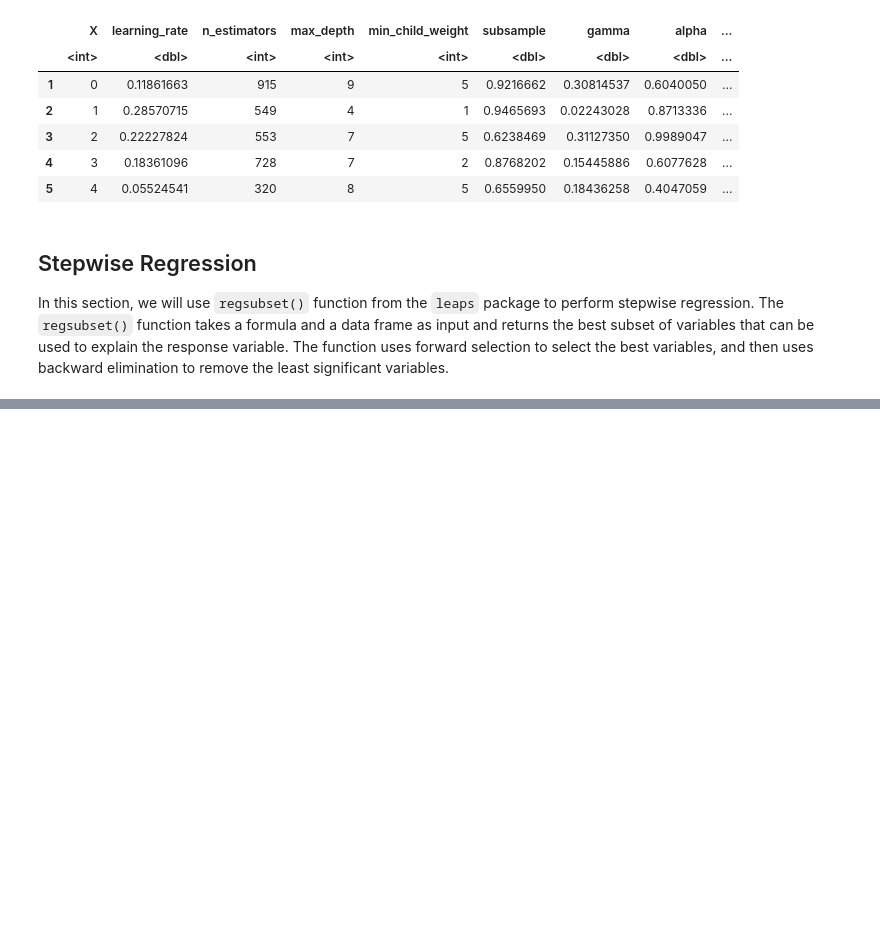
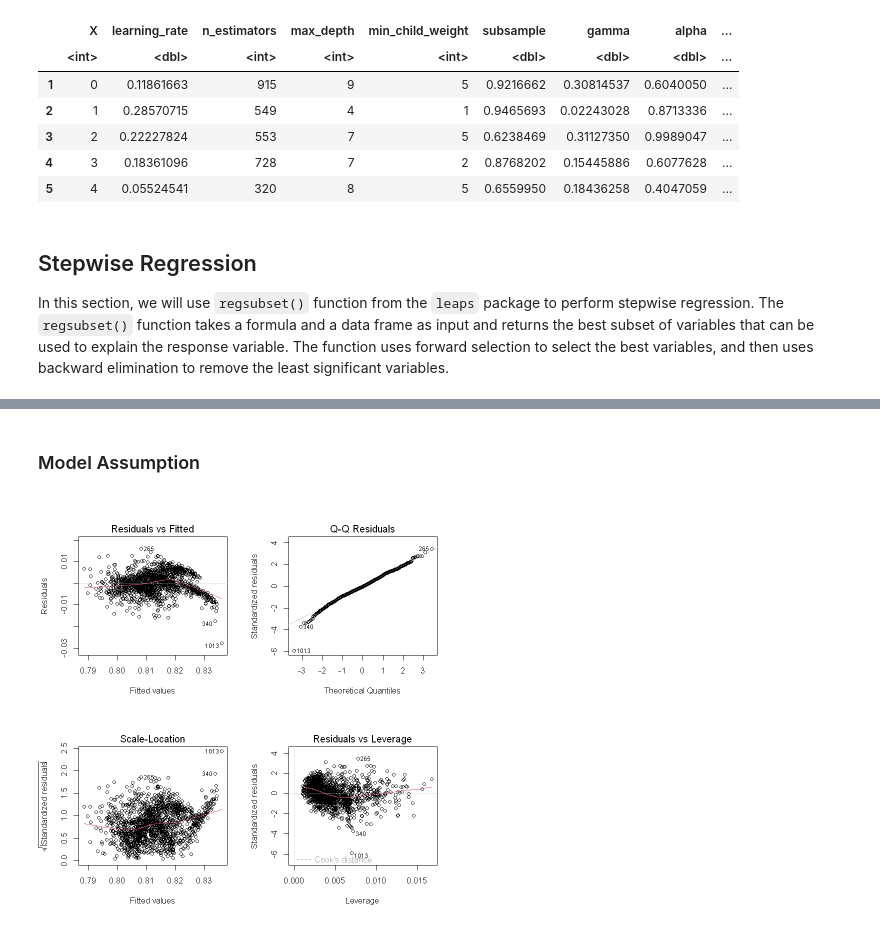
Before and after one commit to omei-ogami/STAT-analysis, a Jupyter notebook: linear_regression.ipynb, the cells around one changed output, grey strips where cells are left out. Saved outputs shown, nothing was run; the diff lists cells and outputs as text; code cells hidden in the pictures; blank space fills up the shorter version.

```diff
--- a/linear_regression.ipynb
+++ b/linear_regression.ipynb
@@ -88,0 +147,7 @@ abline(0, 1, col = "red", lwd = 2)  # 參考線
+# %% [markdown]
+### Model Assumption
+# %%
+par(mfrow = c(2, 2))
+plot(fit)
+# %% [output]
+[figure, added]
```
Also changed, not shown: parts of 18 cells of this notebook, 1 other file.
